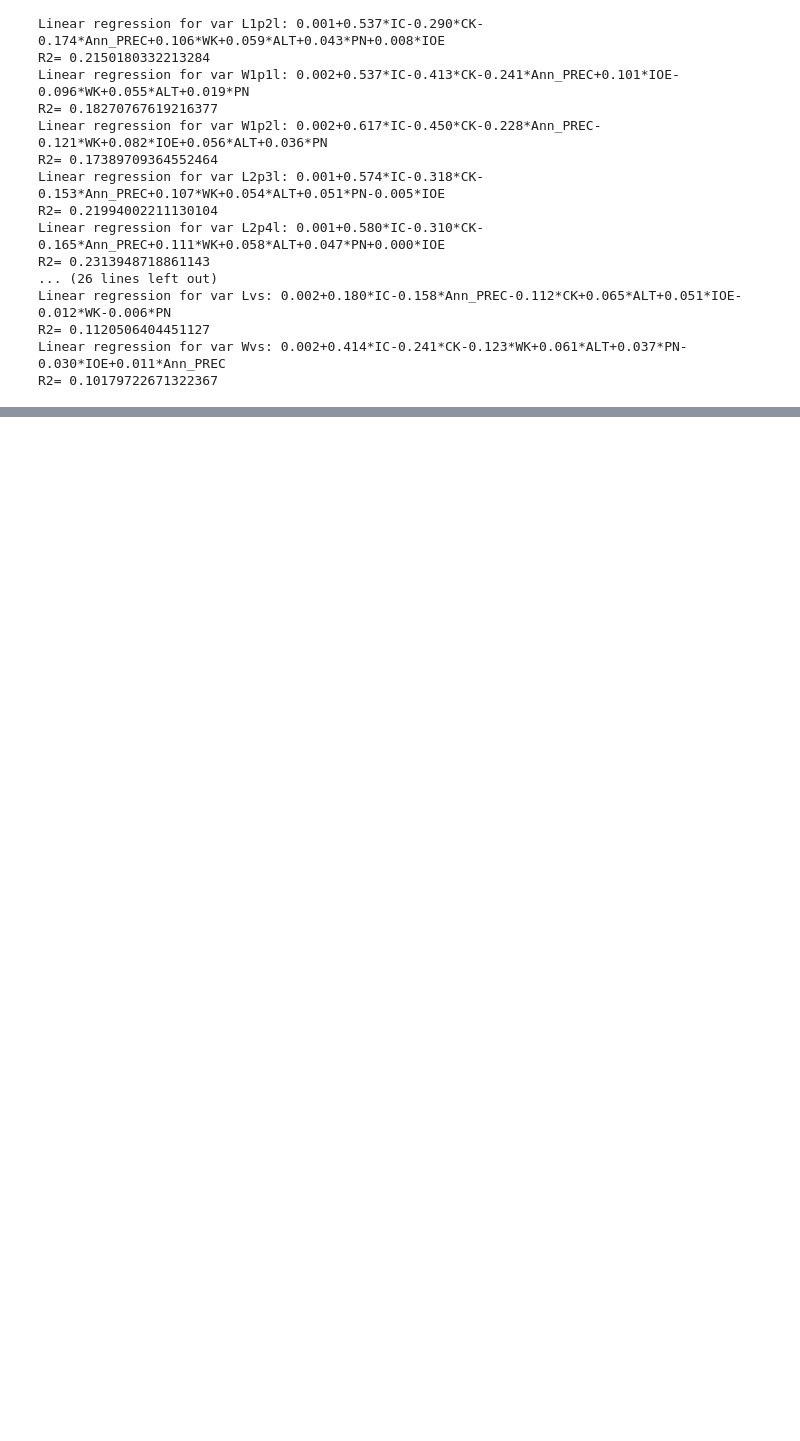
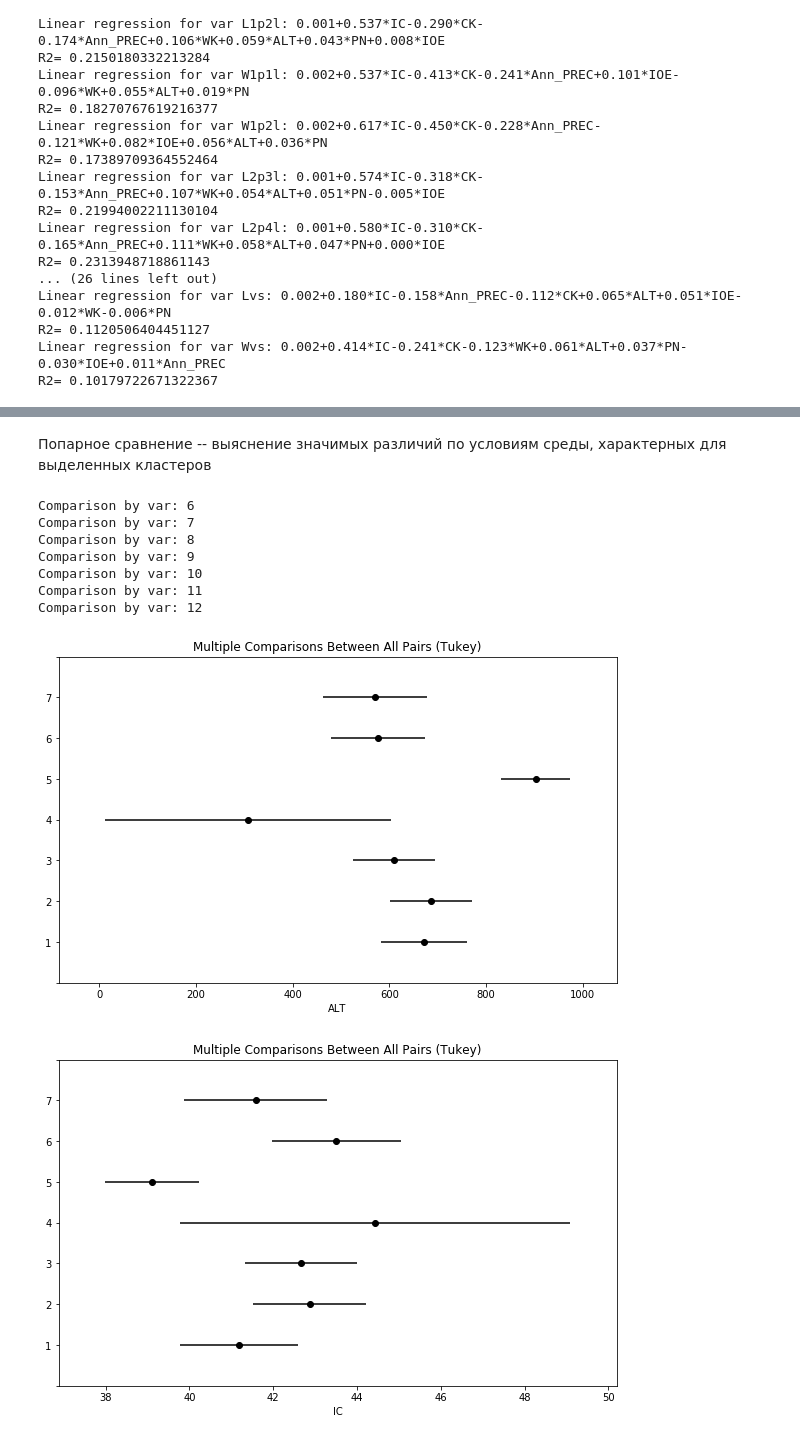
Before and after one commit to VBGI/df, a Jupyter notebook: inside_df.ipynb, the cells around one changed output, grey strips where cells are left out. Saved outputs shown, nothing was run; the diff lists cells and outputs as text; code cells hidden in the pictures; blank space fills up the shorter version.

```diff
--- a/inside_df.ipynb
+++ b/inside_df.ipynb
@@ -434,0 +350,16 @@ array([[ 0.34266   ],
+# %%
+from itertools import combinations
+col_names = tocluster.columns[13:]
+un = {cl+1: set() for cl in np.unique(y_pred)}
+for cl in np.unique(y_pred):
+    values = tocluster.iloc[y_pred==cl, 13:].values
+    res = variation(values, axis=0)
+    res[np.isnan(res)] = 0.0
+    inds = np.argsort(res)
+    if not un[cl+1]:
+        un[cl+1] = set(list(combinations(col_names.values[res<=0.01],2)))
+
+uniq = copy.deepcopy(un)
+for cli in range(len(np.unique(y_pred))):
+    for j in [x for x in range(len(np.unique(y_pred))) if x!=cli]:
+        uniq[cli+1] = uniq[cli+1] - un[j+1]
@@ -434,0 +376,9 @@ array([[ 0.34266   ],
+# %%
+from sklearn.tree import DecisionTreeClassifier
+dct = DecisionTreeClassifier()
+dct.fit(X, y_pred)
+inds = np.argsort(dct.feature_importances_)[::-1]
+for feature, val in zip(col_names.values[inds], dct.feature_importances_[inds]):
+    print(feature,' : ', val)
+# Чем больше значение, тем больше вклад переменной в разделение по кластерам.
+# Значения могут быть интерпретированы как доли.
@@ -434,0 +434,5 @@ array([[ 0.34266   ],
+# %%
+from sklearn.tree import DecisionTreeClassifier
+dct = DecisionTreeClassifier()
+factors = StandardScaler().fit_transform(tocluster.iloc[:,6:13].values)
+dct.fit(factors,y_pred)
@@ -434,0 +460,20 @@ array([[ 0.34266   ],
+# %% [markdown]
+Попарное сравнение -- выяснение значимых различий по условиям среды, характерных для выделенных кластеров
+# %%
+from statsmodels.stats.multicomp import (pairwise_tukeyhsd,
+                                         MultiComparison)
+for var in range(6, 13):
+    res = pairwise_tukeyhsd(tocluster.iloc[:,var], y_pred+1, alpha=0.05)
+    print('Comparison by var: %s' % var)
+    res.plot_simultaneous(xlabel=tocluster.columns[var])
+show()
+# %% [output]
+Comparison by var: 6
+Comparison by var: 7
+Comparison by var: 8
+Comparison by var: 9
+Comparison by var: 10
+Comparison by var: 11
+Comparison by var: 12
+[figure, added]
+[figure, added]
```
Also changed, not shown: parts of 62 cells of this notebook, 1 other file.
